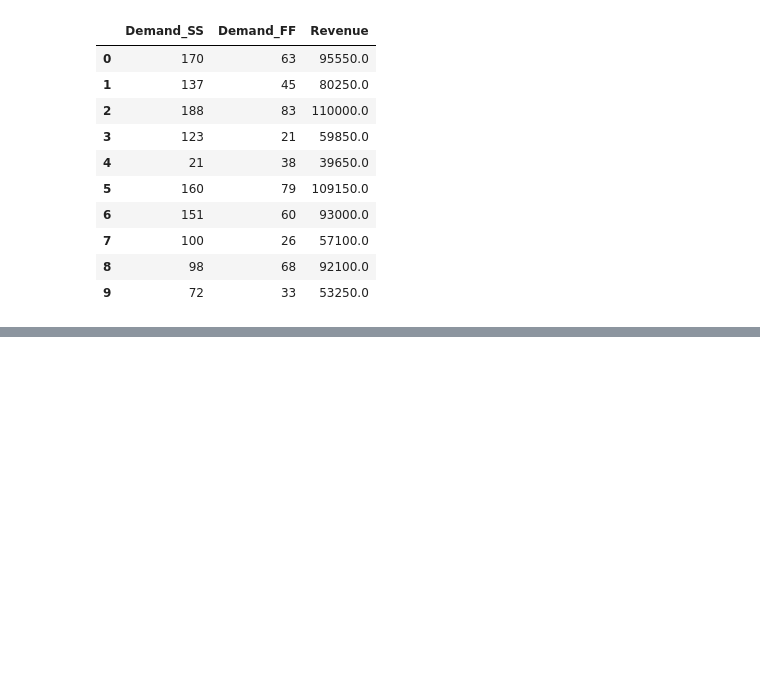
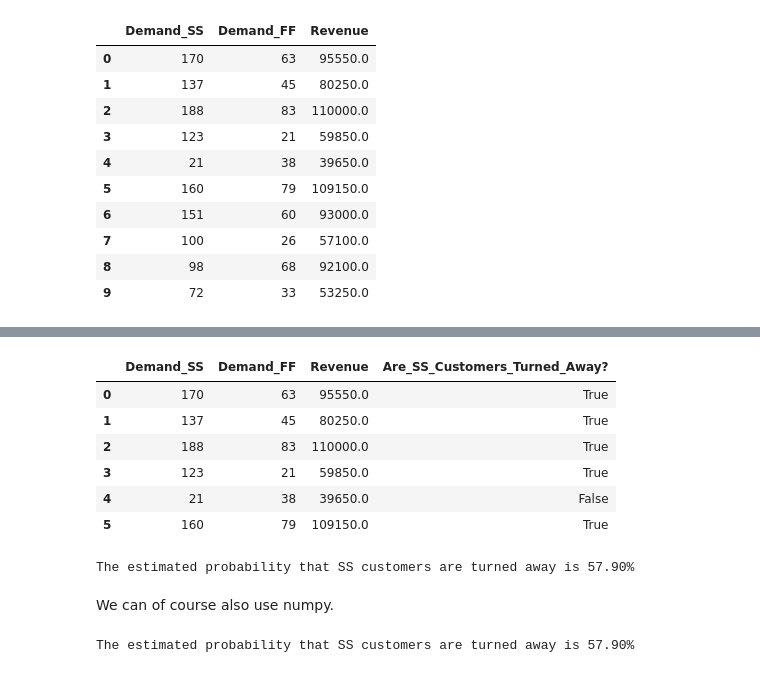
Before and after one commit to singhr08-cpu/Test, a Jupyter notebook: BlueSky_Booking_Systems_solution_Q1_Q3.ipynb, the cells around one changed output, grey strips where cells are left out. Saved outputs shown, nothing was run; the diff lists cells and outputs as text; code cells hidden in the pictures; blank space fills up the shorter version.

```diff
--- a/BlueSky_Booking_Systems_solution_Q1_Q3.ipynb
+++ b/BlueSky_Booking_Systems_solution_Q1_Q3.ipynb
@@ -173,0 +288,28 @@ df.head(10)
+# %%
+## calculate a new column in pandas
+df["Are_SS_Customers_Turned_Away?"] = (df["Demand_SS"] > Booking_Limit_SS)
+
+## Display a few samples to check
+display(df.head(6))
+
+## Calculate the probability
+print(f'The estimated probability that SS customers are turned away is {100*np.sum(df["Are_SS_Customers_Turned_Away?"])/len(df):.2f}%')
+# %% [output]
+|  | Demand_SS | Demand_FF | Revenue | Are_SS_Customers_Turned_Away? |
+| 0 | 170 | 63 | 95550.0 | True |
+| 1 | 137 | 45 | 80250.0 | True |
+| 2 | 188 | 83 | 110000.0 | True |
+| 3 | 123 | 21 | 59850.0 | True |
+| 4 | 21 | 38 | 39650.0 | False |
+| 5 | 160 | 79 | 109150.0 | True |
+The estimated probability that SS customers are turned away is 57.90%
+# %% [markdown]
+We can of course also use numpy.
+# %%
+## Get the SS demands in a numpy array
+all_SS_demands = np.array(df["Demand_SS"])
+
+## Calculate the probability
+print(f'The estimated probability that SS customers are turned away is {100*np.sum(all_SS_demands > Booking_Limit_SS)/len(all_SS_demands):.2f}%')
+# %% [output]
+The estimated probability that SS customers are turned away is 57.90%
```
Also changed, not shown: parts of 54 cells of this notebook.
